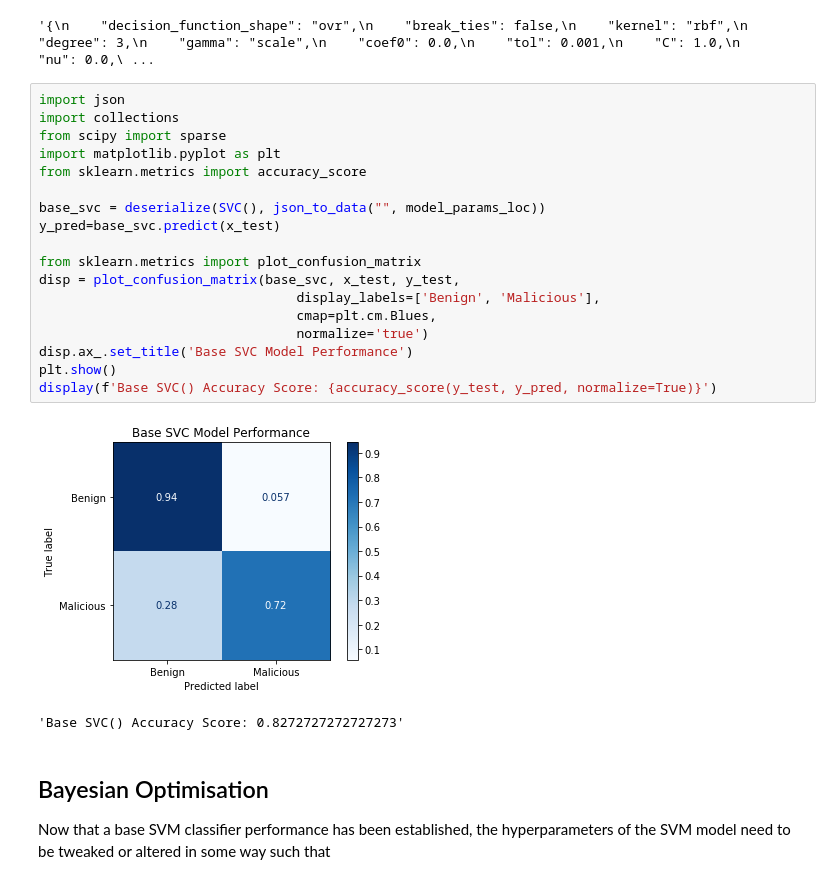
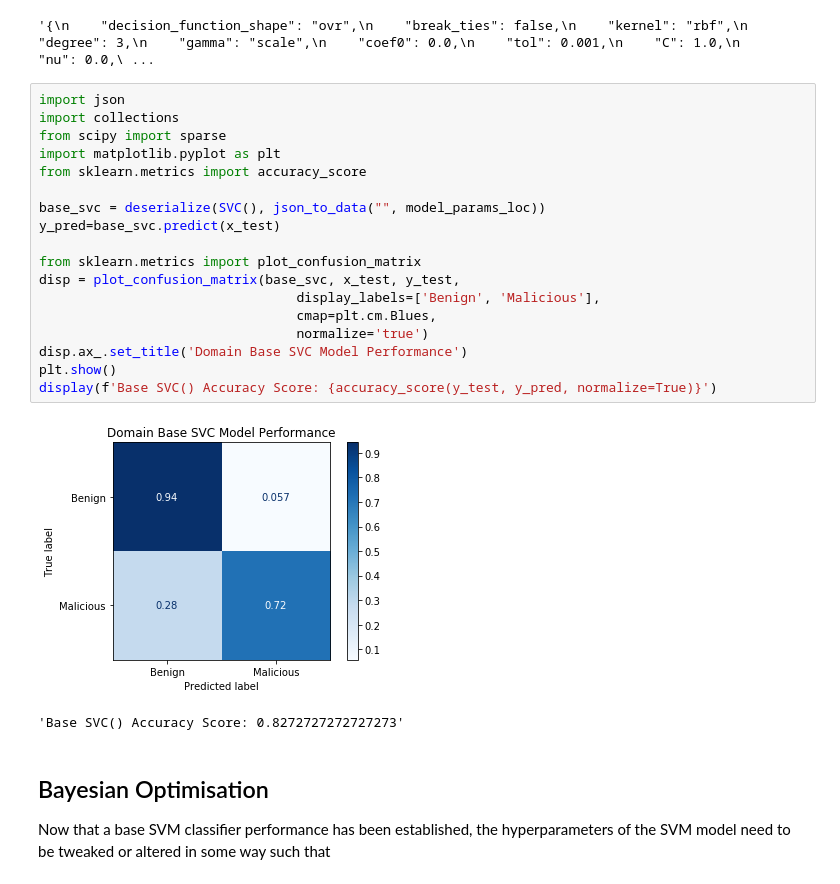
Before and after one commit to cmclearnon/QUB-CSC3032-FYP, a Jupyter notebook: src/ml/Domain - Host based Experimentation.ipynb, the cells around one changed output. Drawn from its saved outputs; the diff is of its cells as text.

```diff
--- a/src/ml/Domain - Host based Experimentation.ipynb
+++ b/src/ml/Domain - Host based Experimentation.ipynb
@@ -657,23 +657,23 @@ data_to_json(params, model_params_loc)
 # %%
 import json
 import collections
 from scipy import sparse
 import matplotlib.pyplot as plt
 from sklearn.metrics import accuracy_score
 
 base_svc = deserialize(SVC(), json_to_data("", model_params_loc))
 y_pred=base_svc.predict(x_test)
 
 from sklearn.metrics import plot_confusion_matrix
 disp = plot_confusion_matrix(base_svc, x_test, y_test,
                                  display_labels=['Benign', 'Malicious'],
                                  cmap=plt.cm.Blues,
                                  normalize='true')
-disp.ax_.set_title('Base SVC Model Performance')
+disp.ax_.set_title('Domain Base SVC Model Performance')
 plt.show()
 display(f'Base SVC() Accuracy Score: {accuracy_score(y_test, y_pred, normalize=True)}')
 # %% [output]
-[figure, old version]
+[figure, new version]
 'Base SVC() Accuracy Score: 0.8272727272727273'
 # %% [markdown]
 ## Bayesian Optimisation
```
Also changed, not shown: parts of 2 cells of this notebook, 1 other file.
